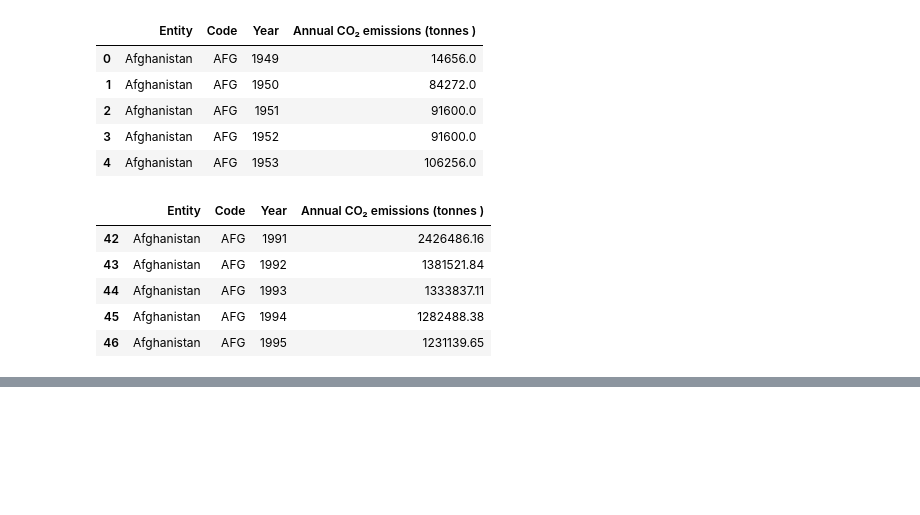
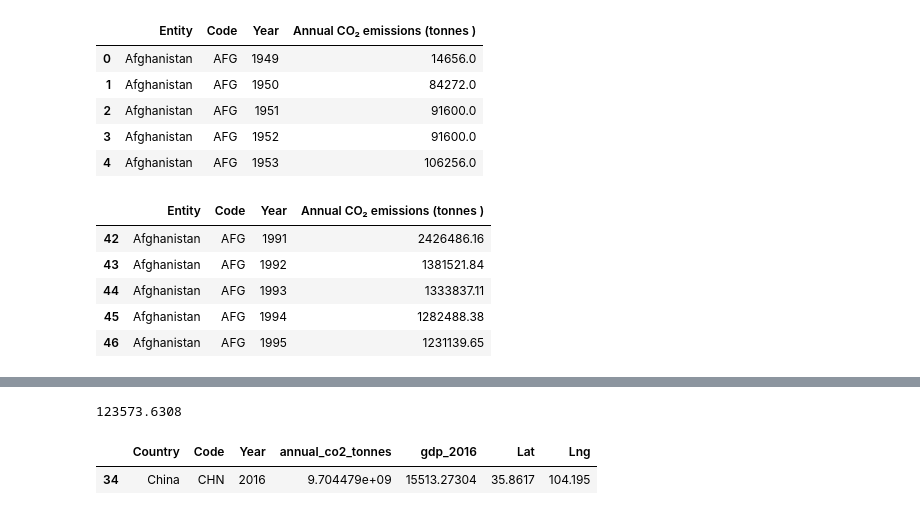
Before and after one commit to sunwoo-kim20/global-climate-change-analysis, a Jupyter notebook: co2_vs_gdp_weather.ipynb, the cells around one changed output, grey strips where cells are left out. Cells and saved outputs as stored; diff of their text form; code cells hidden in the pictures; blank space fills up the shorter version.

```diff
--- a/co2_vs_gdp_weather.ipynb
+++ b/co2_vs_gdp_weather.ipynb
@@ -169,0 +259,9 @@ plt.show()
+# %%
+max(gdps)
+# %% [output]
+123573.6308
+# %%
+co2_gdp_merge_df.loc[co2_gdp_merge_df['Country'] == "China", :]
+# %% [output]
+|  | Country | Code | Year | annual_co2_tonnes | gdp_2016 | Lat | Lng |
+| 34 | China | CHN | 2016 | 9.704479e+09 | 15513.27304 | 35.8617 | 104.195 |
```
Also changed, not shown: parts of 13 cells of this notebook.
